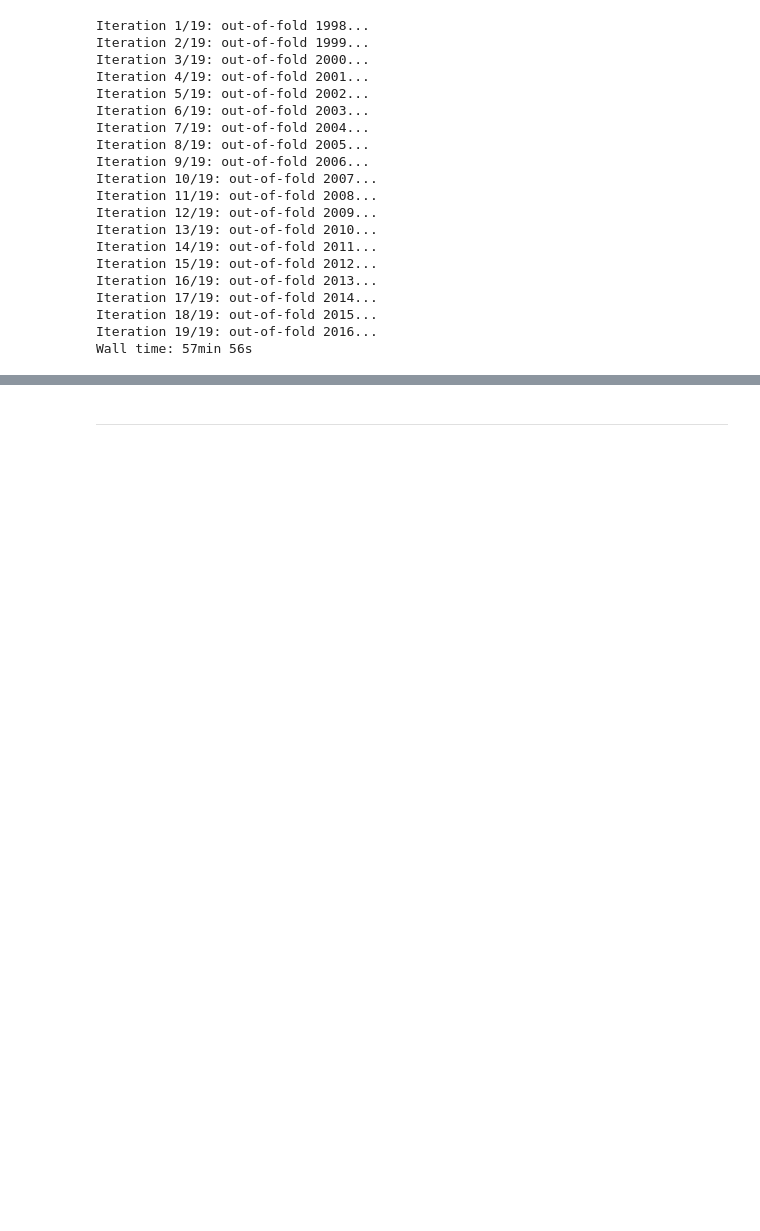
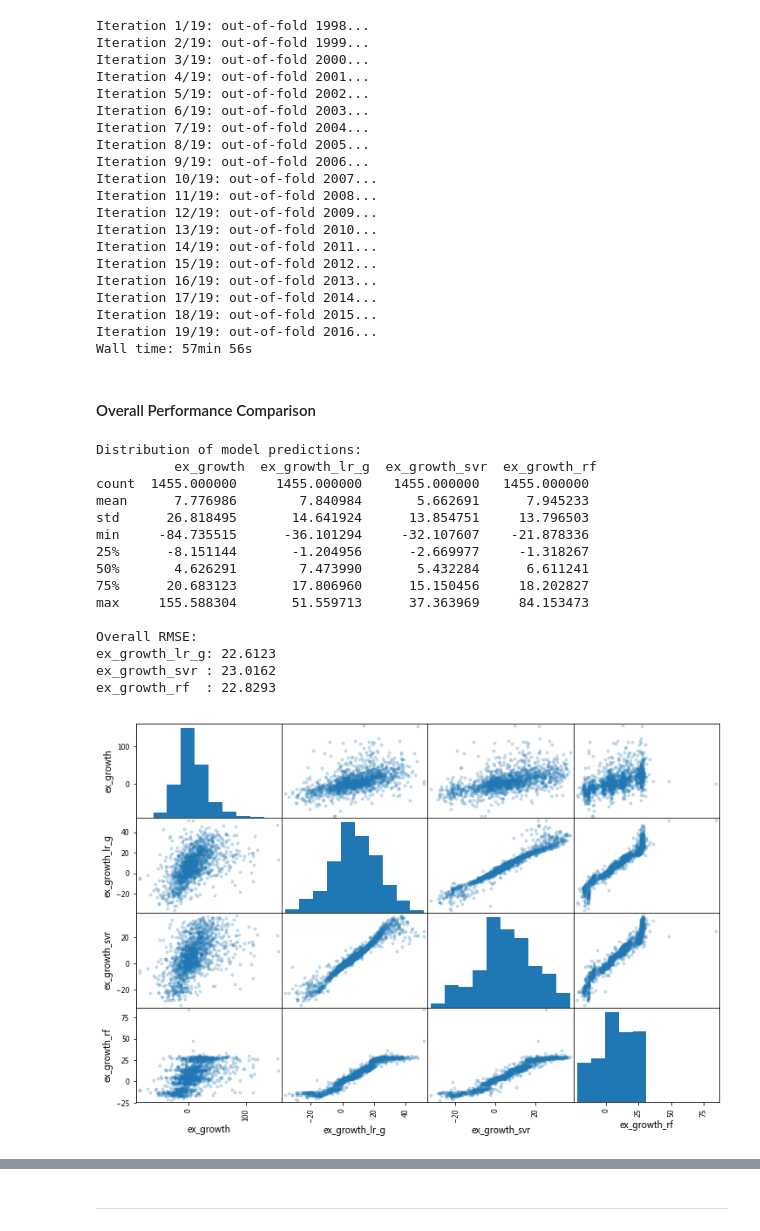
Before and after one commit to lincht/TradeModel, a Jupyter notebook: model/growth_pred.ipynb, the cells around one changed output, grey strips where cells are left out. Cells and saved outputs as stored; diff of their text form; code cells hidden in the pictures; blank space fills up the shorter version.

Commit message:
Add country name mapping for SARIMA and model performance comparison

```diff
--- a/model/growth_pred.ipynb
+++ b/model/growth_pred.ipynb
@@ -27,11 +27,11 @@ import pandas as pd
 import numpy as np
 
 idx = pd.IndexSlice
+path = 'C:/Users/2093/Desktop/Data Center/07. 出口預測/2017/data/'
 
 # Extended dataset
 def read_lr_data():
-    df = pd.read_csv('C:/Users/2093/Desktop/Data Center/07. 出口預測/2017/data/model_data_81.csv',
-                     engine='python')
+    df = pd.read_csv(path + 'model_data_81.csv', engine='python')
     df.columns = ['country', 'year', 'cpi', 'rate', 'fdi', 'im', 'internet', 'risk', 'ex',
                   'gdp_capita', 'saving', 'inflation', 'pop', 'gdp_growth', 'im_growth']
     df['year'] = pd.to_datetime(df['year'], format='%Y')
@@ -63,6 +63,13 @@ lr_df = lr_df[lr_df.index.get_level_values('country') != 'Estonia']
 
 pred = lr_df.loc[idx['2017':'2018', :], :]
 lr_df = lr_df.loc[idx['1998':'2016', :], :]
+
+# Save list of target countries to be used by SARIMA
+ctry_name_map = pd.read_csv(path + 'countryname_mapping.csv', index_col=0, engine='python')
+target_ctry = ctry_name_map.loc[lr_df.index.get_level_values('country').unique()]['country_ch'].values
+with open(path + 'target_ctry_list.csv', 'w') as f:
+    for c in target_ctry:
+        f.write(c + '\n')
 # %% [markdown]
 #### Some Helper Classes and Functions
 # %%
@@ -1163,3 +1177,35 @@ Iteration 17/19: out-of-fold 2014...
 Iteration 18/19: out-of-fold 2015...
 Iteration 19/19: out-of-fold 2016...
 Wall time: 57min 56s
+# %% [markdown]
+#### Overall Performance Comparison
+# %%
+result = train[train.columns[train.columns.str.contains('ex_growth')]].copy()
+print('Distribution of model predictions:\n', result.describe())
+
+width = max(map(len, result.columns))
+print('\nOverall RMSE:')
+for i in range(1, 4):
+    print('{:{width}}: {:.4f}'.format(result.columns[i],
+                                 ExportGrowthModel.rmse(result['ex_growth'], result.iloc[:, i]),
+                                 width=width))
+
+scatter_matrix(result, alpha=0.2, figsize=(12, 8))
+plt.show()
+# %% [output]
+Distribution of model predictions:
+          ex_growth  ex_growth_lr_g  ex_growth_svr  ex_growth_rf
+count  1455.000000     1455.000000    1455.000000   1455.000000
+mean      7.776986        7.840984       5.662691      7.945233
+std      26.818495       14.641924      13.854751     13.796503
+min     -84.735515      -36.101294     -32.107607    -21.878336
+25%      -8.151144       -1.204956      -2.669977     -1.318267
+50%       4.626291        7.473990       5.432284      6.611241
+75%      20.683123       17.806960      15.150456     18.202827
+max     155.588304       51.559713      37.363969     84.153473
+
+Overall RMSE:
+ex_growth_lr_g: 22.6123
+ex_growth_svr : 23.0162
+ex_growth_rf  : 22.8293
+[figure, added]
```
Also changed, not shown: parts of 6 cells of this notebook.
